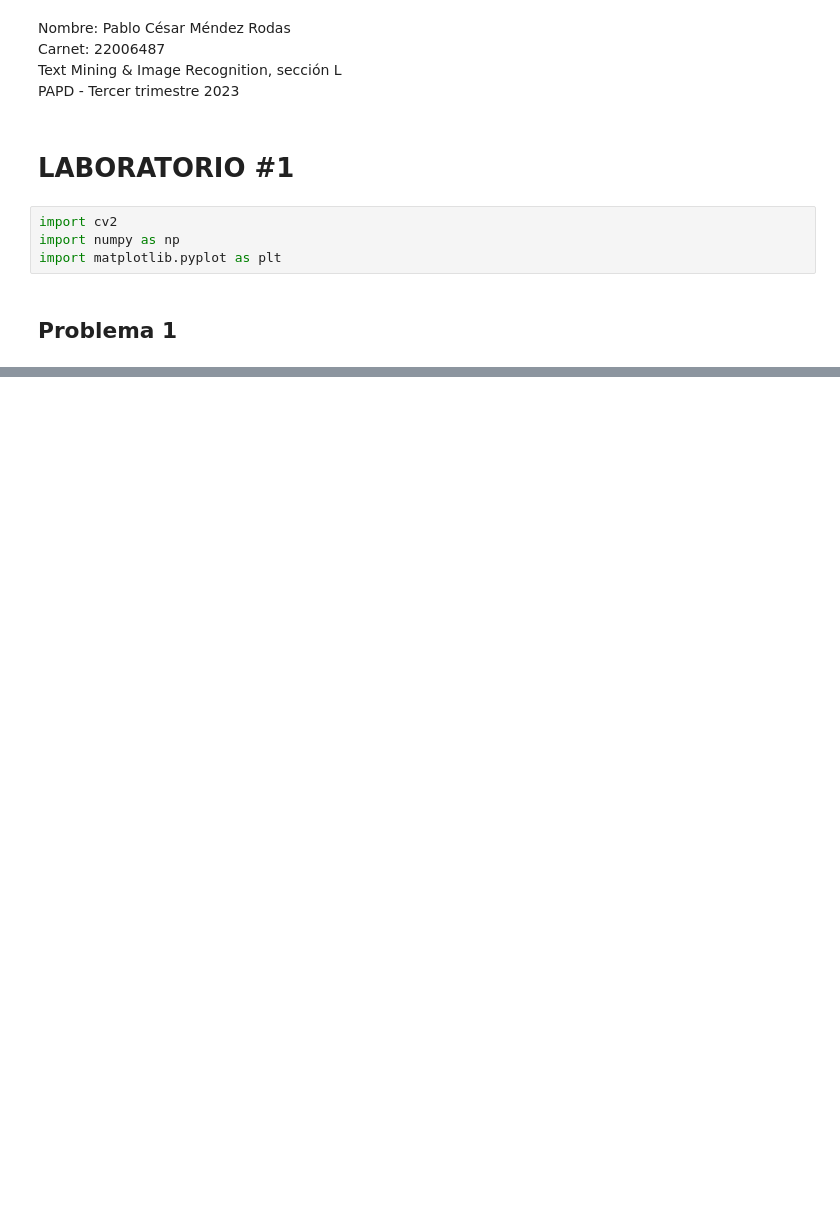
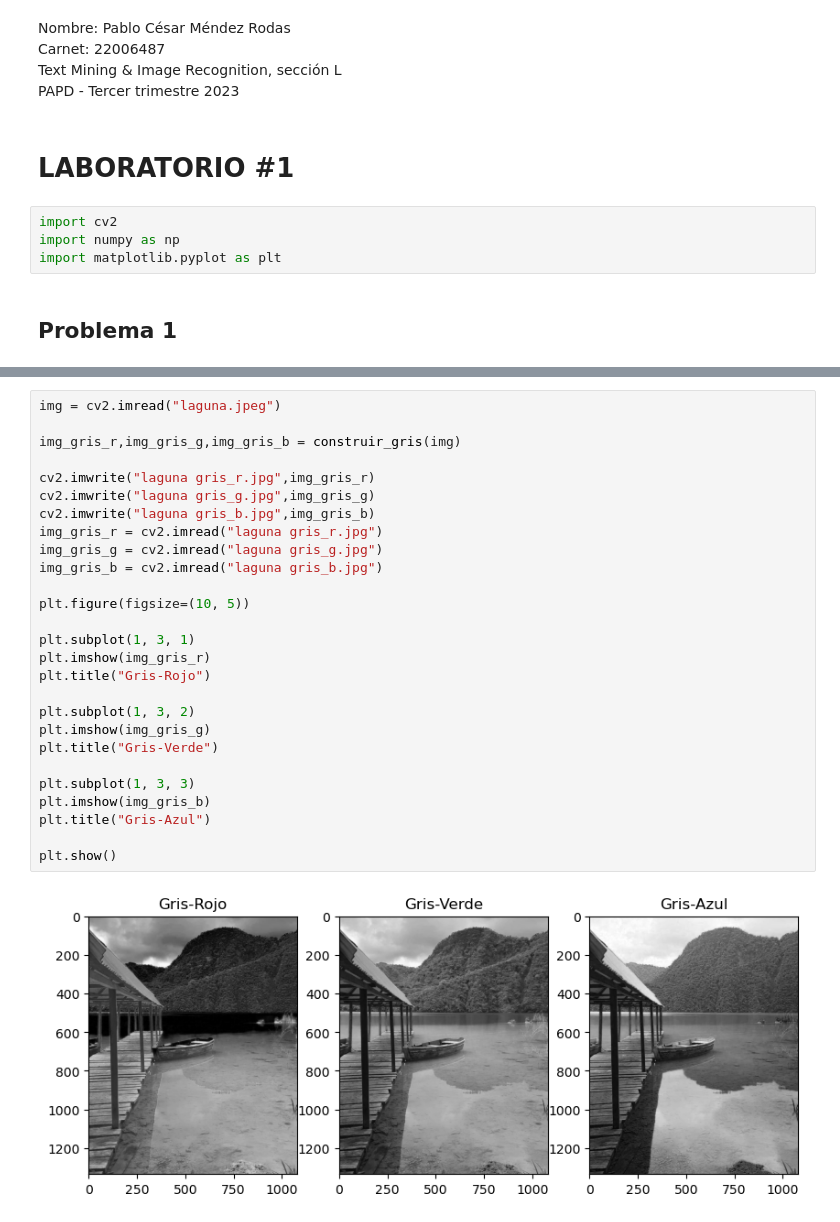
Before and after one commit to pablogalileo/classproject, a Jupyter notebook: Lab1/Lab 1.ipynb, the cells around one changed output, grey strips where cells are left out. Saved outputs shown, nothing was run; the diff lists cells and outputs as text; blank space fills up the shorter version.

```diff
--- a/Lab1/Lab 1.ipynb
+++ b/Lab1/Lab 1.ipynb
@@ -55,0 +129,29 @@ arreglo_img = imagen_canal(img,cod)
+# %%
+img = cv2.imread("laguna.jpeg")
+
+img_gris_r,img_gris_g,img_gris_b = construir_gris(img)
+
+cv2.imwrite("laguna gris_r.jpg",img_gris_r)
+cv2.imwrite("laguna gris_g.jpg",img_gris_g)
+cv2.imwrite("laguna gris_b.jpg",img_gris_b)
+img_gris_r = cv2.imread("laguna gris_r.jpg")
+img_gris_g = cv2.imread("laguna gris_g.jpg")
+img_gris_b = cv2.imread("laguna gris_b.jpg")
+
+plt.figure(figsize=(10, 5))
+
+plt.subplot(1, 3, 1)
+plt.imshow(img_gris_r)
+plt.title("Gris-Rojo")
+
+plt.subplot(1, 3, 2)
+plt.imshow(img_gris_g)
+plt.title("Gris-Verde")
+
+plt.subplot(1, 3, 3)
+plt.imshow(img_gris_b)
+plt.title("Gris-Azul")
+
+plt.show()
+# %% [output]
+[figure, added]
```
Also changed, not shown: parts of 8 cells of this notebook, 5 other files.
